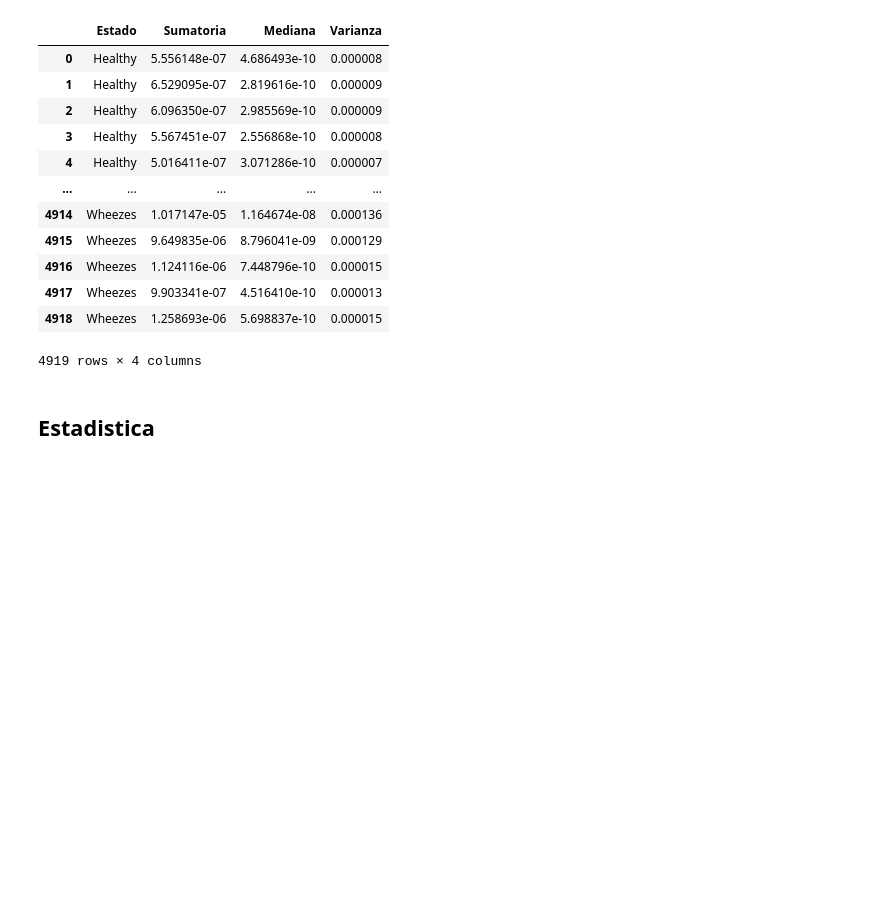
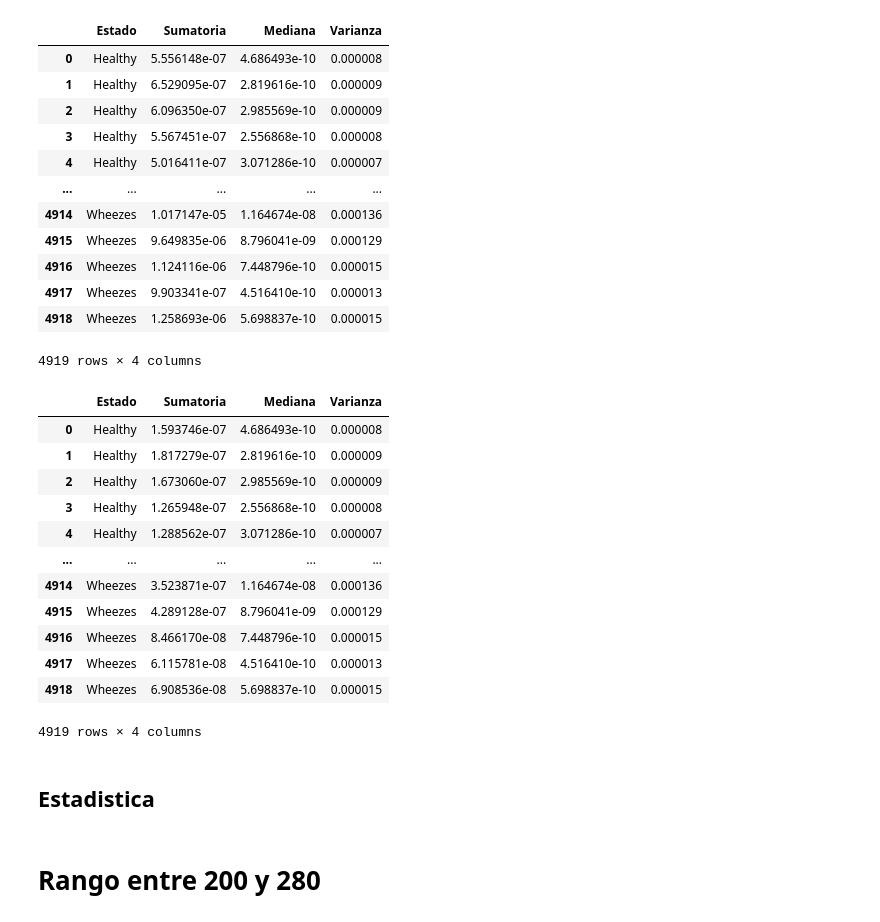
Before and after one commit to Ruizxp/Biosenales_El-Gran-Final, a Jupyter notebook: Proyecto_4.ipynb, the cells around one changed output. Saved outputs shown, nothing was run; the diff lists cells and outputs as text; code cells hidden in the pictures; blank space fills up the shorter version.

```diff
--- a/Proyecto_4.ipynb
+++ b/Proyecto_4.ipynb
@@ -357,3 +368,20 @@ d
 4919 rows × 4 columns
 # %%
 d.to_csv("Data_set_200_280.csv",index=False)
+# %%
+d2=el_finalizador(guelch,listas,110,130)
+d2
+# %% [output]
+|  | Estado | Sumatoria | Mediana | Varianza |
+| 0 | Healthy | 1.593746e-07 | 4.686493e-10 | 0.000008 |
+| 1 | Healthy | 1.817279e-07 | 2.819616e-10 | 0.000009 |
+| 2 | Healthy | 1.673060e-07 | 2.985569e-10 | 0.000009 |
+| 3 | Healthy | 1.265948e-07 | 2.556868e-10 | 0.000008 |
+| 4 | Healthy | 1.288562e-07 | 3.071286e-10 | 0.000007 |
+| ... | ... | ... | ... | ... |
+| 4914 | Wheezes | 3.523871e-07 | 1.164674e-08 | 0.000136 |
+| 4915 | Wheezes | 4.289128e-07 | 8.796041e-09 | 0.000129 |
+| 4916 | Wheezes | 8.466170e-08 | 7.448796e-10 | 0.000015 |
+| 4917 | Wheezes | 6.115781e-08 | 4.516410e-10 | 0.000013 |
+| 4918 | Wheezes | 6.908536e-08 | 5.698837e-10 | 0.000015 |
+4919 rows × 4 columns
@@ -380,0 +515,2 @@ import pingouin as pg
+# %% [markdown]
+# Rango entre 200 y 280
```
Also changed, not shown: parts of 27 cells of this notebook, 1 other file.
